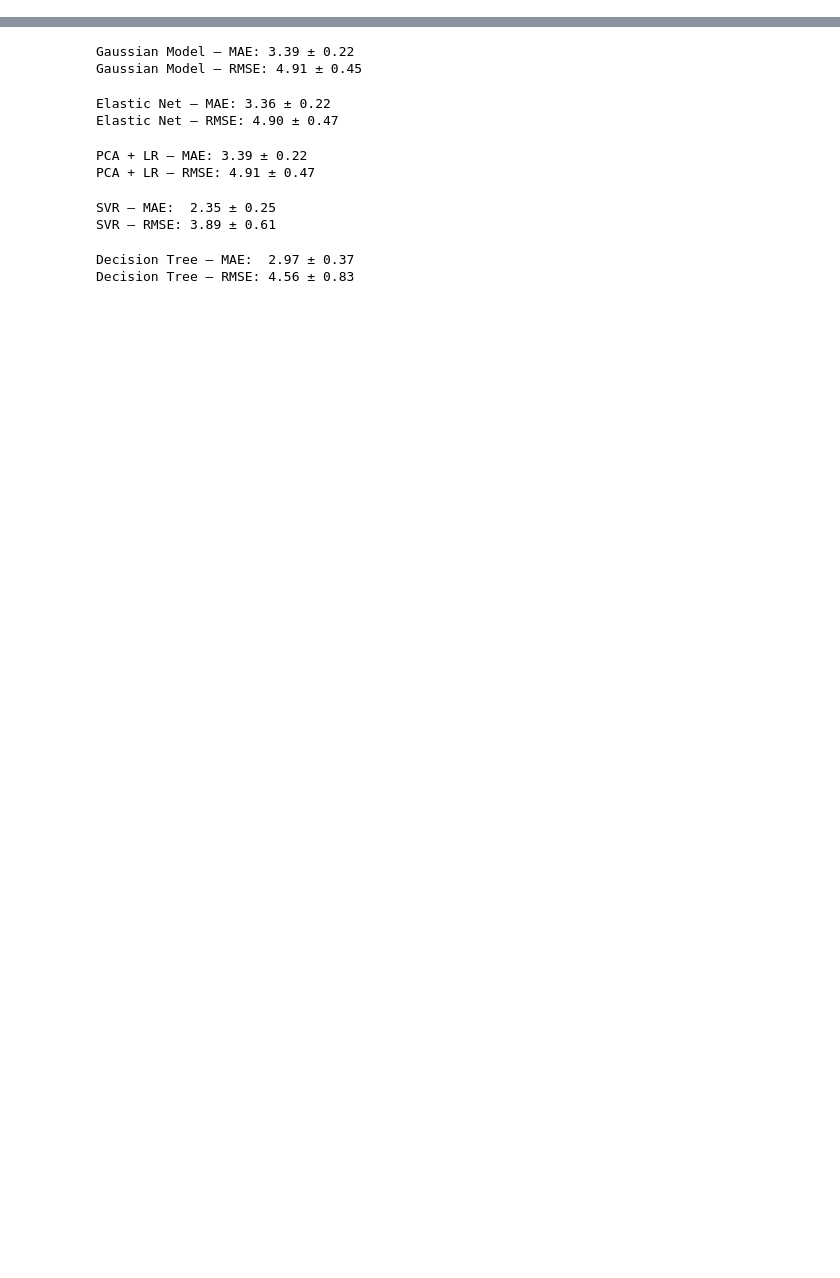
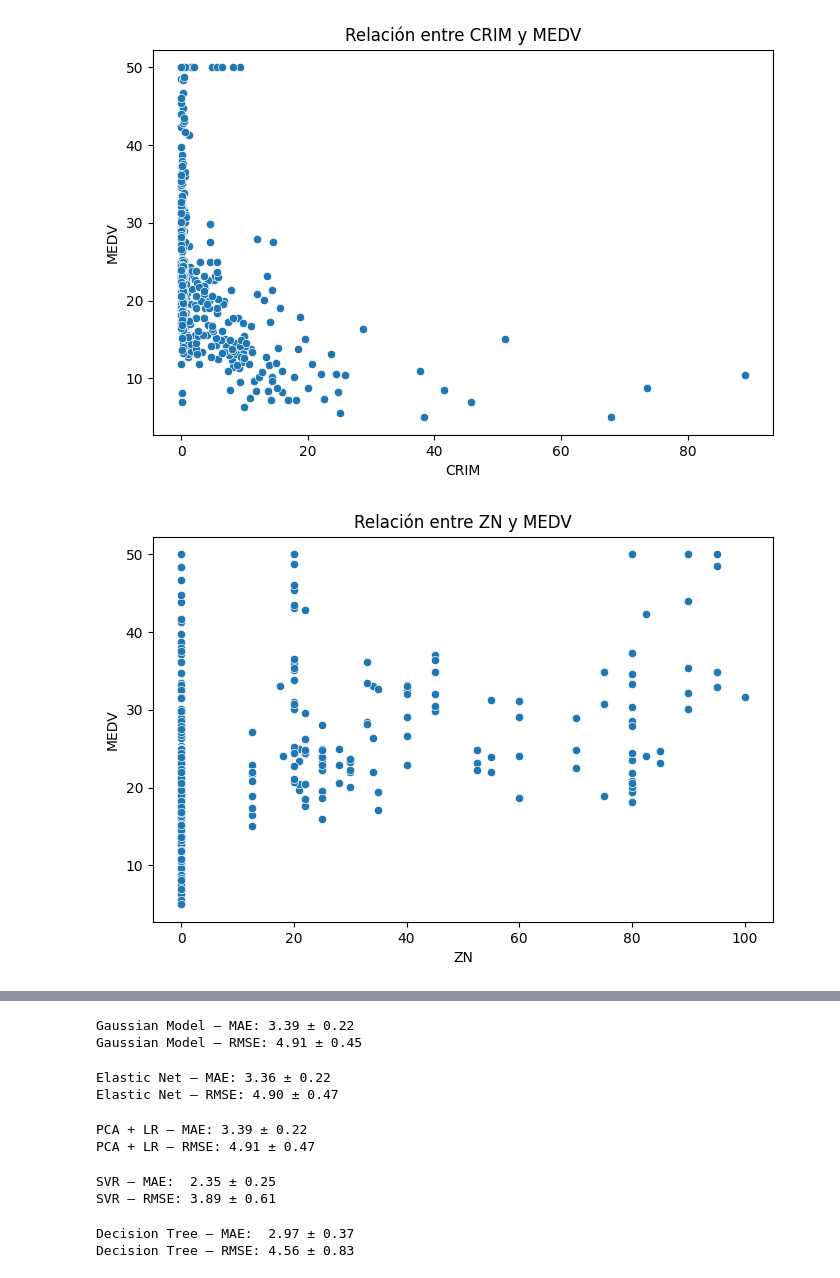
Before and after one commit to AndresProano/Examen1AprendizajeAutomatico, a Jupyter notebook: examen.ipynb, the cells around one changed output, grey strips where cells are left out. Saved outputs shown, nothing was run; the diff lists cells and outputs as text; code cells hidden in the pictures; blank space fills up the shorter version.

```diff
--- a/examen.ipynb
+++ b/examen.ipynb
@@ -6,3 +6,27 @@ data_url = "http://lib.stat.cmu.edu/datasets/boston"
 raw_df = pd.read_csv(data_url, sep="\s+", skiprows=22, header=None)
 data = np.hstack([raw_df.values[::2, :], raw_df.values[1::2, :2]])
 target = raw_df.values[1::2, 2]
+
+x = data
+y = target
+# %%
+columnas = [
+    "CRIM", "ZN", "INDUS", "CHAS", "NOX", "RM", "AGE",
+    "DIS", "RAD", "TAX", "PTRATIO", "B", "LSTAT"
+]
+df = pd.DataFrame(x, columns=columnas)
+df['MEDV'] = y  # Agregar la variable objetivo
+# %%
+import matplotlib.pyplot as plt
+import seaborn as sns
+
+for col in columnas:
+    plt.figure(figsize=(8,5))
+    sns.scatterplot(x=df[col], y=df["MEDV"])
+    plt.title(f"Relación entre {col} y MEDV")
+    plt.xlabel(col)
+    plt.ylabel("MEDV")
+    plt.show()
+# %% [output]
+[figure, added]
+[figure, added]
```
Also changed, not shown: parts of 6 cells of this notebook, 14 other files.
